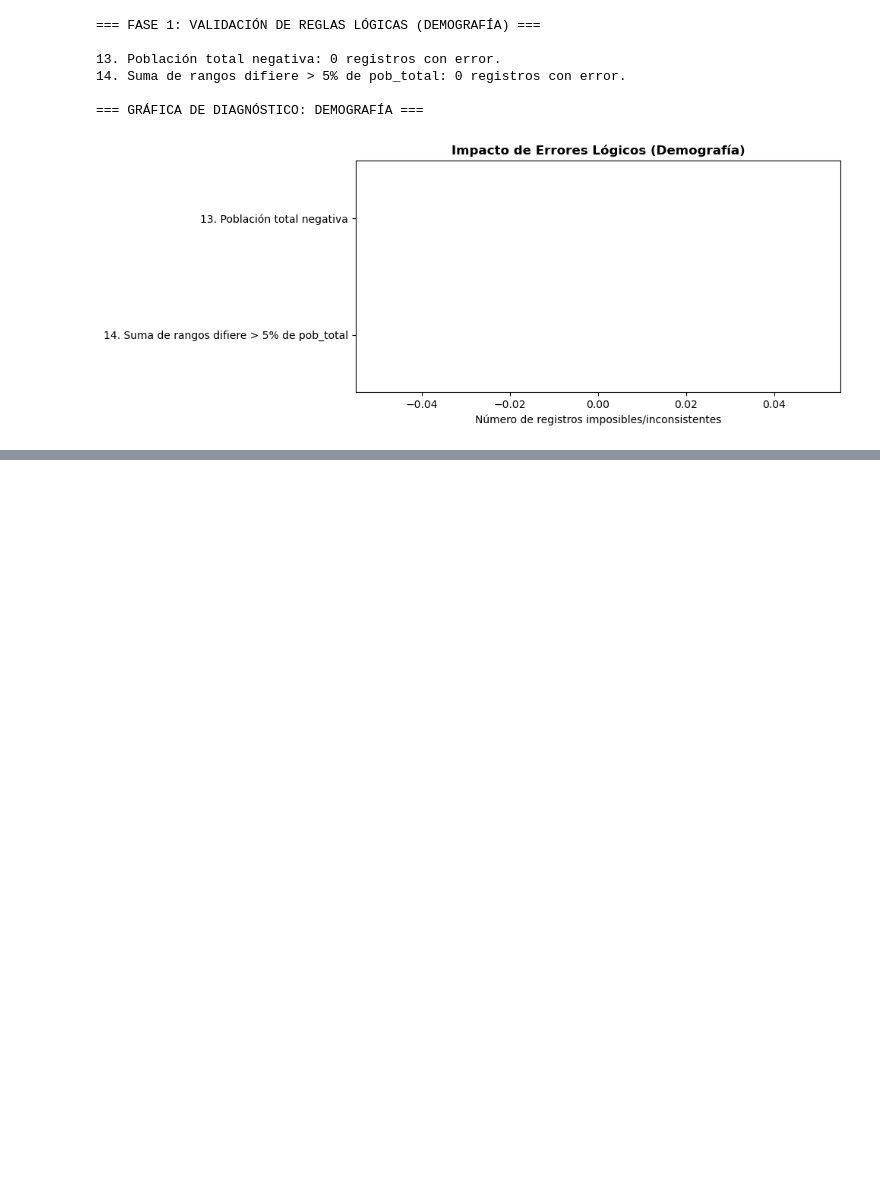
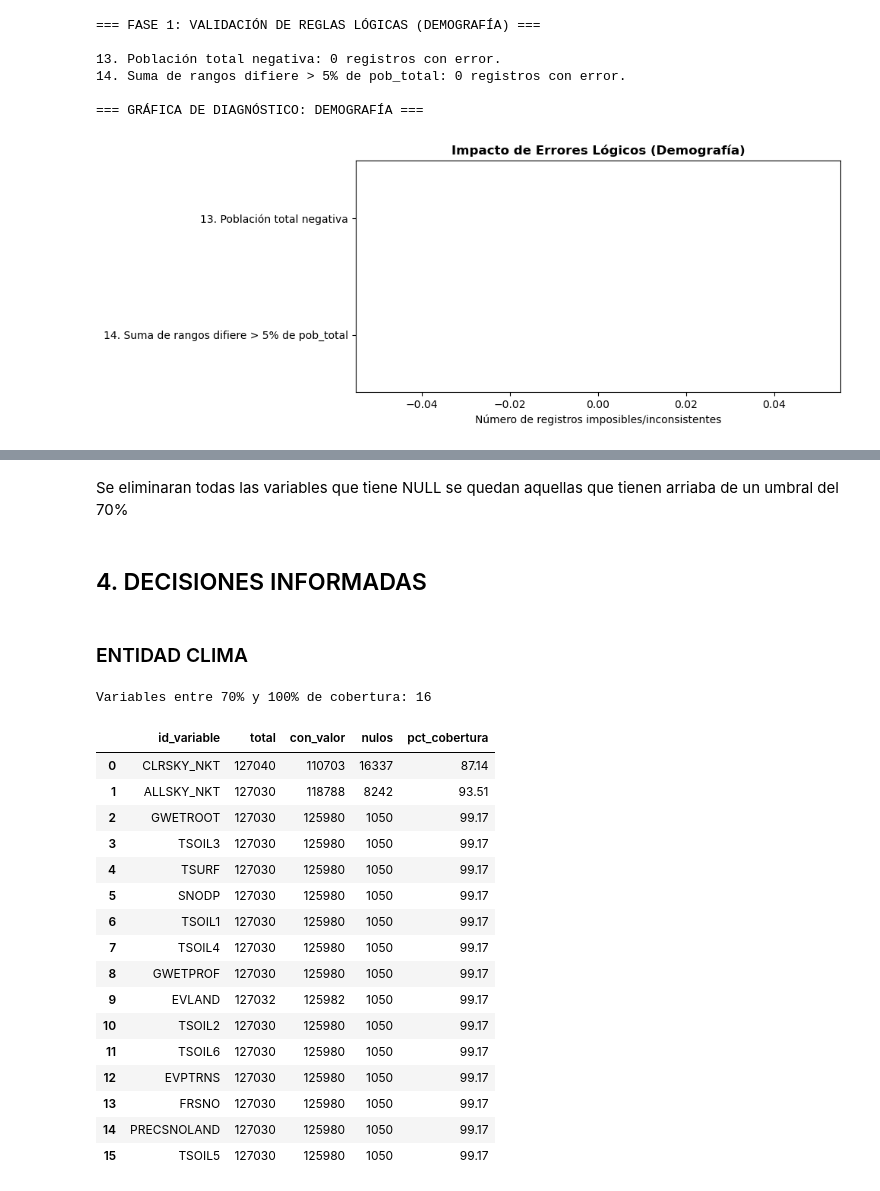
Before and after one commit to SauG25/Incendios-Forestales-, a Jupyter notebook: notebooks/01_Limpieza_De_Datos.ipynb, the cells around one changed output, grey strips where cells are left out. Drawn from its saved outputs; the diff is of its cells as text; code cells hidden in the pictures; blank space fills up the shorter version.

```diff
--- a/notebooks/01_Limpieza_De_Datos.ipynb
+++ b/notebooks/01_Limpieza_De_Datos.ipynb
@@ -789,0 +1818,57 @@ else:
+# %% [markdown]
+Se eliminaran todas las variables que tiene NULL se quedan aquellas que tienen arriaba de un umbral del 70%
+# %% [markdown]
+## 4. DECISIONES INFORMADAS
+# %% [markdown]
+### ENTIDAD CLIMA
+# %%
+import sys, os, duckdb
+import pandas as pd
+import matplotlib.pyplot as plt
+import seaborn as sns
+import numpy as np
+
+project_root = os.path.abspath(os.path.join(os.getcwd(), '..'))
+if project_root not in sys.path:
+    sys.path.insert(0, project_root)
+from config.config import V2_DB
+
+con = duckdb.connect(V2_DB)
+
+df_decision = con.execute("""
+    SELECT
+        id_variable,
+        COUNT(*)                                                         AS total,
+        COUNT(resultado_numerico)                                        AS con_valor,
+        COUNT(*) - COUNT(resultado_numerico)                             AS nulos,
+        ROUND(100.0 * COUNT(resultado_numerico) / COUNT(*), 2)          AS pct_cobertura
+    FROM working.climatologia
+    GROUP BY id_variable
+    HAVING ROUND(100.0 * COUNT(resultado_numerico) / COUNT(*), 2) >= 70
+       AND ROUND(100.0 * COUNT(resultado_numerico) / COUNT(*), 2) < 100
+    ORDER BY pct_cobertura ASC
+""").df()
+
+print(f"Variables entre 70% y 100% de cobertura: {len(df_decision)}")
+display(df_decision)
+
+con.close()
+# %% [output]
+Variables entre 70% y 100% de cobertura: 16
+|  | id_variable | total | con_valor | nulos | pct_cobertura |
+| 0 | CLRSKY_NKT | 127040 | 110703 | 16337 | 87.14 |
+| 1 | ALLSKY_NKT | 127030 | 118788 | 8242 | 93.51 |
+| 2 | GWETROOT | 127030 | 125980 | 1050 | 99.17 |
+| 3 | TSOIL3 | 127030 | 125980 | 1050 | 99.17 |
+| 4 | TSURF | 127030 | 125980 | 1050 | 99.17 |
+| 5 | SNODP | 127030 | 125980 | 1050 | 99.17 |
+| 6 | TSOIL1 | 127030 | 125980 | 1050 | 99.17 |
+| 7 | TSOIL4 | 127030 | 125980 | 1050 | 99.17 |
+| 8 | GWETPROF | 127030 | 125980 | 1050 | 99.17 |
+| 9 | EVLAND | 127032 | 125982 | 1050 | 99.17 |
+| 10 | TSOIL2 | 127030 | 125980 | 1050 | 99.17 |
+| 11 | TSOIL6 | 127030 | 125980 | 1050 | 99.17 |
+| 12 | EVPTRNS | 127030 | 125980 | 1050 | 99.17 |
+| 13 | FRSNO | 127030 | 125980 | 1050 | 99.17 |
+| 14 | PRECSNOLAND | 127030 | 125980 | 1050 | 99.17 |
+| 15 | TSOIL5 | 127030 | 125980 | 1050 | 99.17 |
```
Also changed, not shown: parts of 38 cells of this notebook, 4 other files.
